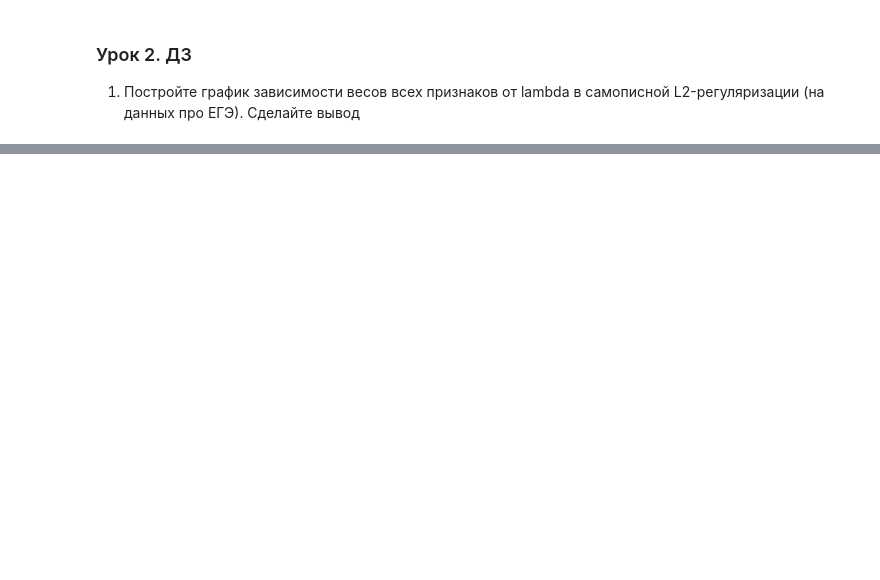
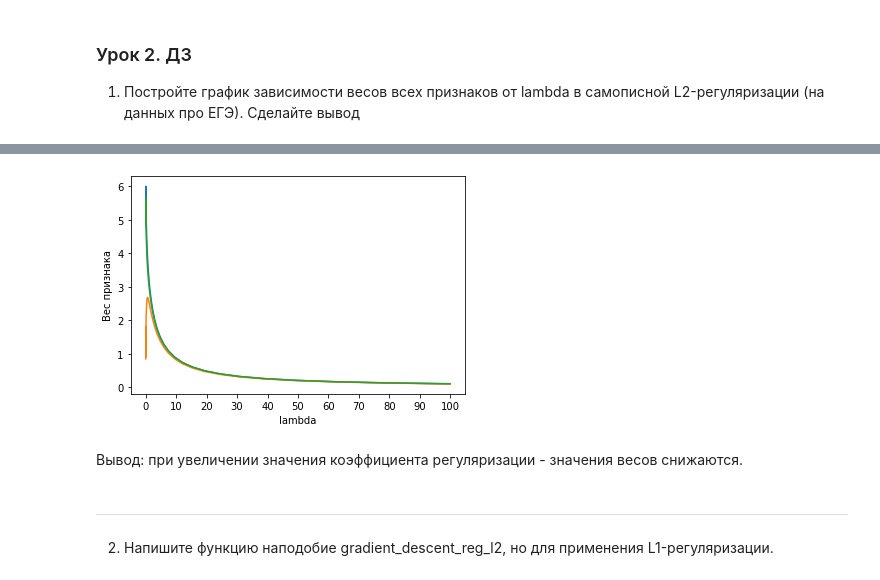
Before and after one commit to mechanic3000/GB_algo_data, a Jupyter notebook: Lesson_02.ipynb, the cells around one changed output, grey strips where cells are left out. Cells and saved outputs as stored; diff of their text form; code cells hidden in the pictures; blank space fills up the shorter version.

```diff
--- a/Lesson_02.ipynb
+++ b/Lesson_02.ipynb
@@ -29,0 +36,28 @@ print(f'{round(mserror(X, normal_eq_w, Y), 4)}')
+# %%
+def gradient_descent_reg_l2(X, y, iterations, eta=1e-4, reg=1e-8):
+    """градиентный спуск с L2 регуляризацией"""
+    W = np.random.randn(X.shape[1])
+    n = X.shape[0]
+
+    for i in range(0, iterations):
+        y_pred = np.dot(X, W)
+        err = calc_mse(y, y_pred)
+
+        dQ = 2/n * X.T @ (y_pred - y) # градиент функции ошибки
+        dReg = 2 * reg * W # градиент регуляризации
+
+        W -= eta * (dQ + dReg)
+
+#             DEBUG
+#         if i % (iterations / 10) == 0:
+#             print(f'Iter: {i}, weights: {W}, error {err}')
+
+#     print(f'Final MSE: {calc_mse(y, np.dot(X, W))}')
+    return W
+# %%
+X_st = X.copy().astype(np.float64)
+X_st[:, 1] = standard_scale(X_st[:, 1])
+X_st[:, 2] = standard_scale(X_st[:, 2])
+X_st[:, 3] = standard_scale(X_st[:, 3])
+
+X_st
@@ -29,0 +75,4 @@ print(f'{round(mserror(X, normal_eq_w, Y), 4)}')
+# %%
+n = 50
+lambda_coef = np.logspace(-3, 2, n)
+lambda_coef
@@ -29,0 +93,19 @@ print(f'{round(mserror(X, normal_eq_w, Y), 4)}')
+# %%
+W_list = np.zeros((n, X_st.shape[1]), dtype=np.float64)
+for i in range(n):
+    W_list[i, :] = gradient_descent_reg_l2(X_st, y, iterations=5000, eta=1e-3, reg=lambda_coef[i])
+# %%
+for i in range(X_st.shape[1]-1):
+    plt.plot(lambda_coef, W_list[:, i+1])
+
+plt.xticks(np.arange(0, 101, 10))
+plt.xlabel('lambda')
+plt.ylabel('Вес признака');
+# %% [output]
+[figure, added]
+# %% [markdown]
+Вывод: при увеличении значения коэффициента регуляризации - значения весов снижаются.
+# %% [markdown]
+<hr>
+
+2. Напишите функцию наподобие gradient_descent_reg_l2, но для применения L1-регуляризации.
```
Also changed, not shown: parts of 22 cells of this notebook, 1 other file.
